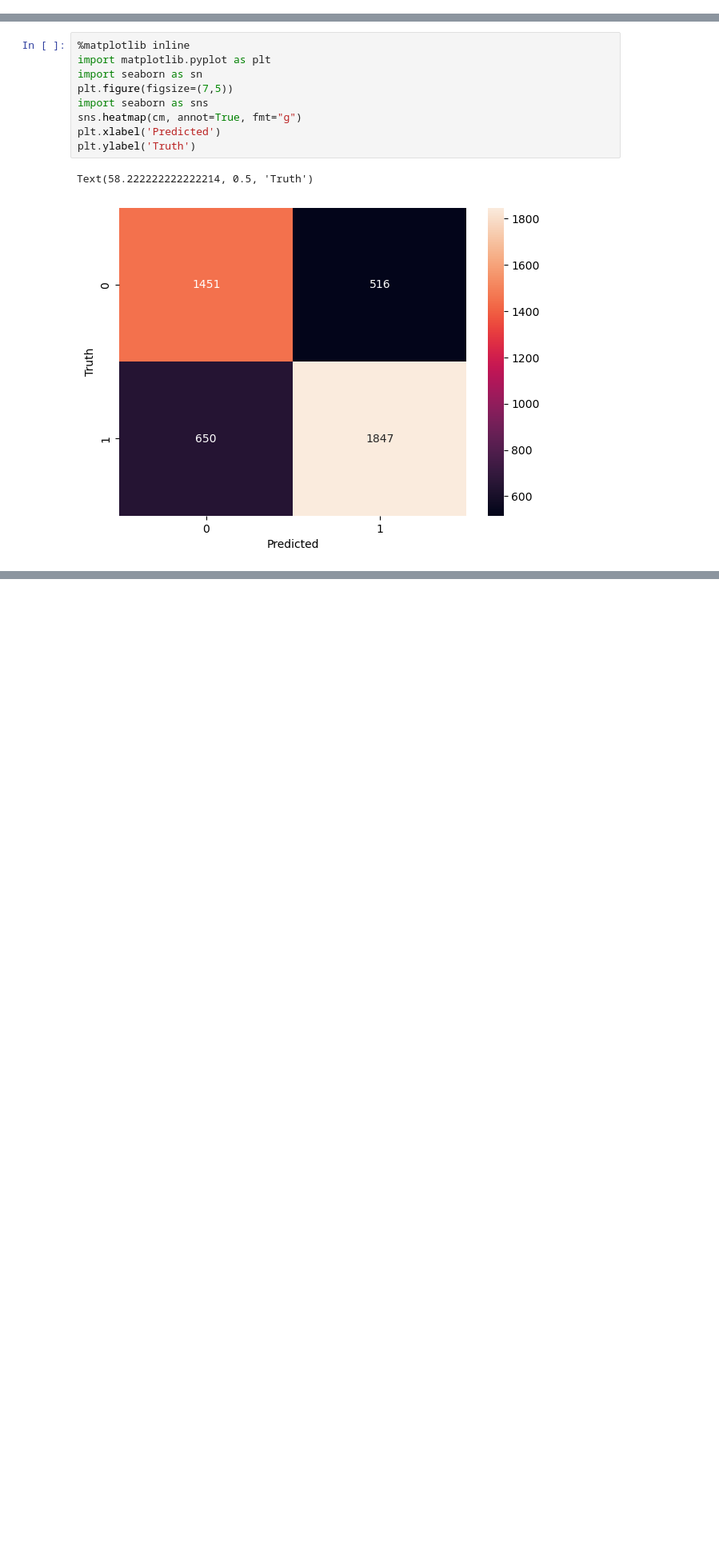
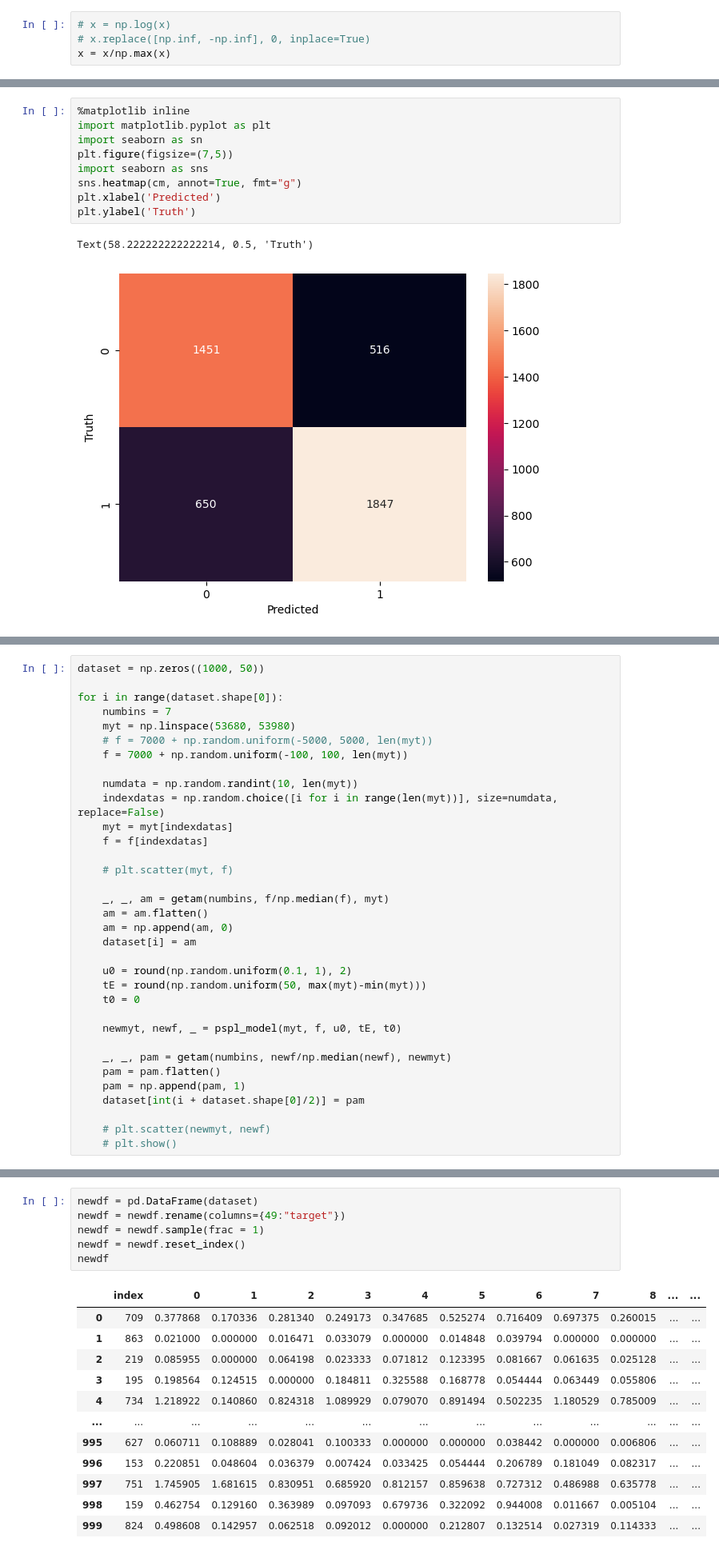
Before and after one commit to GarimaPrabhakar/microlensing-rf-toy, a Jupyter notebook: random_forest1.ipynb, the cells around one changed output, grey strips where cells are left out. Shown at 80% size. Drawn from its saved outputs; the diff is of its cells as text; blank space fills up the shorter version.

```diff
--- a/random_forest1.ipynb
+++ b/random_forest1.ipynb
@@ -54,4 +88,8 @@ x = df.drop(['target', 'fn', 'tE', 't0', 'u0', 'event'],axis='columns')
 y = df["target"]
+# %%
+# x = np.log(x)
+# x.replace([np.inf, -np.inf], 0, inplace=True)
+x = x/np.max(x)
 # %%
 max(df.index)
 # %% [output]
@@ -143,0 +226,34 @@ Text(58.222222222222214, 0.5, 'Truth')
+# %%
+dataset = np.zeros((1000, 50))
+
+for i in range(dataset.shape[0]):
+    numbins = 7
+    myt = np.linspace(53680, 53980)
+    # f = 7000 + np.random.uniform(-5000, 5000, len(myt))
+    f = 7000 + np.random.uniform(-100, 100, len(myt))
+
+    numdata = np.random.randint(10, len(myt))
+    indexdatas = np.random.choice([i for i in range(len(myt))], size=numdata, replace=False)
+    myt = myt[indexdatas]
+    f = f[indexdatas]
+
+    # plt.scatter(myt, f)
+
+    _, _, am = getam(numbins, f/np.median(f), myt)
+    am = am.flatten()
+    am = np.append(am, 0)
+    dataset[i] = am
+
+    u0 = round(np.random.uniform(0.1, 1), 2)
+    tE = round(np.random.uniform(50, max(myt)-min(myt)))
+    t0 = 0
+
+    newmyt, newf, _ = pspl_model(myt, f, u0, tE, t0)
+
+    _, _, pam = getam(numbins, newf/np.median(newf), newmyt)
+    pam = pam.flatten()
+    pam = np.append(pam, 1)
+    dataset[int(i + dataset.shape[0]/2)] = pam
+
+    # plt.scatter(newmyt, newf)
+    # plt.show()
@@ -143,0 +282,19 @@ Text(58.222222222222214, 0.5, 'Truth')
+# %%
+newdf = pd.DataFrame(dataset)
+newdf = newdf.rename(columns={49:"target"})
+newdf = newdf.sample(frac = 1)
+newdf = newdf.reset_index()
+newdf
+# %% [output]
+|  | index | 0 | 1 | 2 | 3 | 4 | 5 | 6 | 7 | 8 | ... | ... |
+| 0 | 709 | 0.377868 | 0.170336 | 0.281340 | 0.249173 | 0.347685 | 0.525274 | 0.716409 | 0.697375 | 0.260015 | ... | ... |
+| 1 | 863 | 0.021000 | 0.000000 | 0.016471 | 0.033079 | 0.000000 | 0.014848 | 0.039794 | 0.000000 | 0.000000 | ... | ... |
+| 2 | 219 | 0.085955 | 0.000000 | 0.064198 | 0.023333 | 0.071812 | 0.123395 | 0.081667 | 0.061635 | 0.025128 | ... | ... |
+| 3 | 195 | 0.198564 | 0.124515 | 0.000000 | 0.184811 | 0.325588 | 0.168778 | 0.054444 | 0.063449 | 0.055806 | ... | ... |
+| 4 | 734 | 1.218922 | 0.140860 | 0.824318 | 1.089929 | 0.079070 | 0.891494 | 0.502235 | 1.180529 | 0.785009 | ... | ... |
+| ... | ... | ... | ... | ... | ... | ... | ... | ... | ... | ... | ... | ... |
+| 995 | 627 | 0.060711 | 0.108889 | 0.028041 | 0.100333 | 0.000000 | 0.000000 | 0.038442 | 0.000000 | 0.006806 | ... | ... |
+| 996 | 153 | 0.220851 | 0.048604 | 0.036379 | 0.007424 | 0.033425 | 0.054444 | 0.206789 | 0.181049 | 0.082317 | ... | ... |
+| 997 | 751 | 1.745905 | 1.681615 | 0.830951 | 0.685920 | 0.812157 | 0.859638 | 0.727312 | 0.486988 | 0.635778 | ... | ... |
+| 998 | 159 | 0.462754 | 0.129160 | 0.363989 | 0.097093 | 0.679736 | 0.322092 | 0.944008 | 0.011667 | 0.005104 | ... | ... |
+| 999 | 824 | 0.498608 | 0.142957 | 0.062518 | 0.092012 | 0.000000 | 0.212807 | 0.132514 | 0.027319 | 0.114333 | ... | ... |
```
Also changed, not shown: parts of 26 cells of this notebook, 1 other file.
